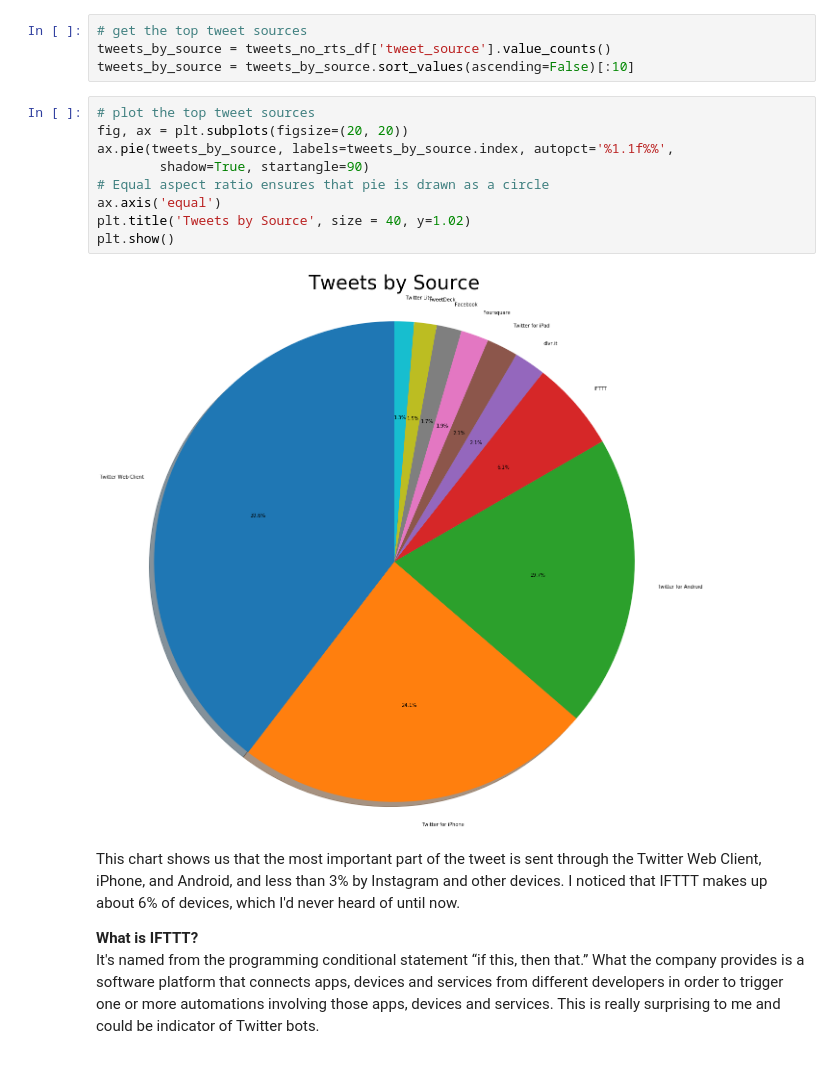
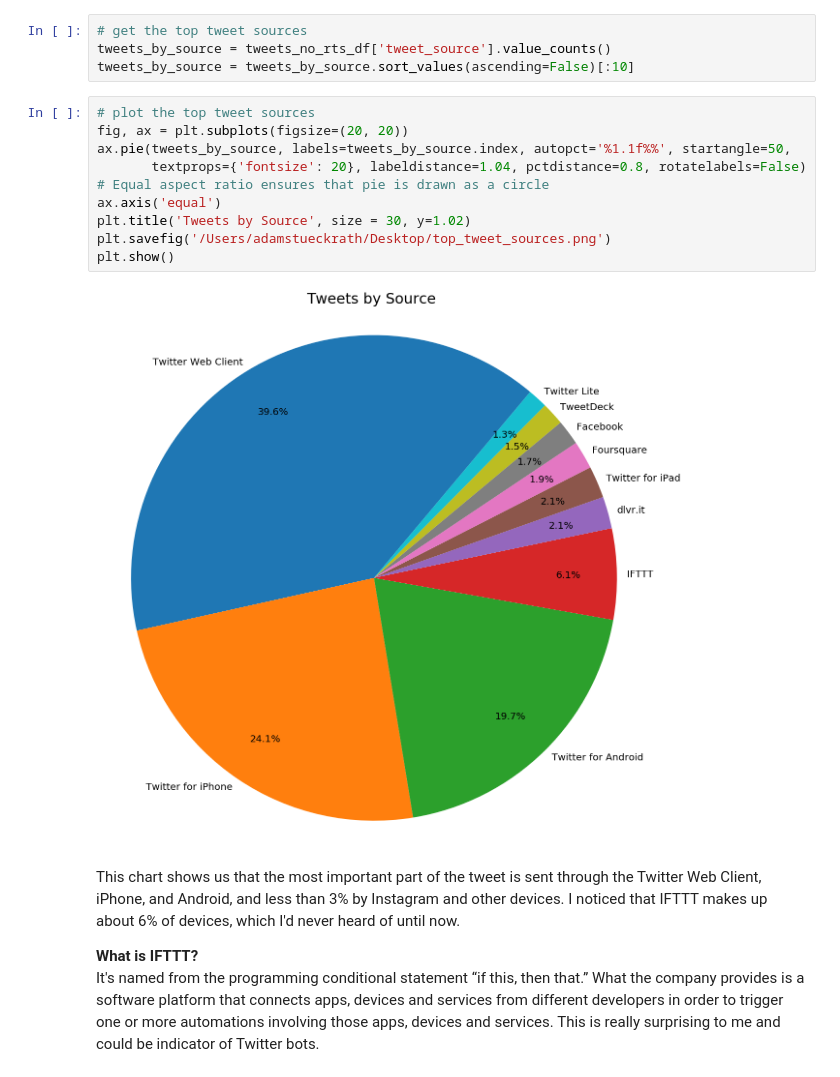
Before and after one commit to adamstueckrath/SyriaProject, a Jupyter notebook: web_scrapers/twitter_data_analysis_v2.ipynb, the cells around one changed output. Saved outputs shown, nothing was run; the diff lists cells and outputs as text.

```diff
--- a/web_scrapers/twitter_data_analysis_v2.ipynb
+++ b/web_scrapers/twitter_data_analysis_v2.ipynb
@@ -450,14 +461,15 @@ tweets_by_source = tweets_by_source.sort_values(ascending=False)[:10]
 # %%
 # plot the top tweet sources
 fig, ax = plt.subplots(figsize=(20, 20))
-ax.pie(tweets_by_source, labels=tweets_by_source.index, autopct='%1.1f%%',
-        shadow=True, startangle=90)
+ax.pie(tweets_by_source, labels=tweets_by_source.index, autopct='%1.1f%%', startangle=50,
+       textprops={'fontsize': 20}, labeldistance=1.04, pctdistance=0.8, rotatelabels=False)
 # Equal aspect ratio ensures that pie is drawn as a circle
 ax.axis('equal')
-plt.title('Tweets by Source', size = 40, y=1.02)
+plt.title('Tweets by Source', size = 30, y=1.02)
+plt.savefig('/Users/adamstueckrath/Desktop/top_tweet_sources.png')
 plt.show()
 # %% [output]
-[figure, old version]
+[figure, new version]
 # %% [markdown]
 This chart shows us that the most important part of the tweet is sent through the Twitter Web Client, iPhone, and Android, and less than 3% by Instagram and other devices. I noticed that IFTTT makes up about 6% of devices, which I'd never heard of until now.
 
```
Also changed, not shown: parts of 28 cells of this notebook.
